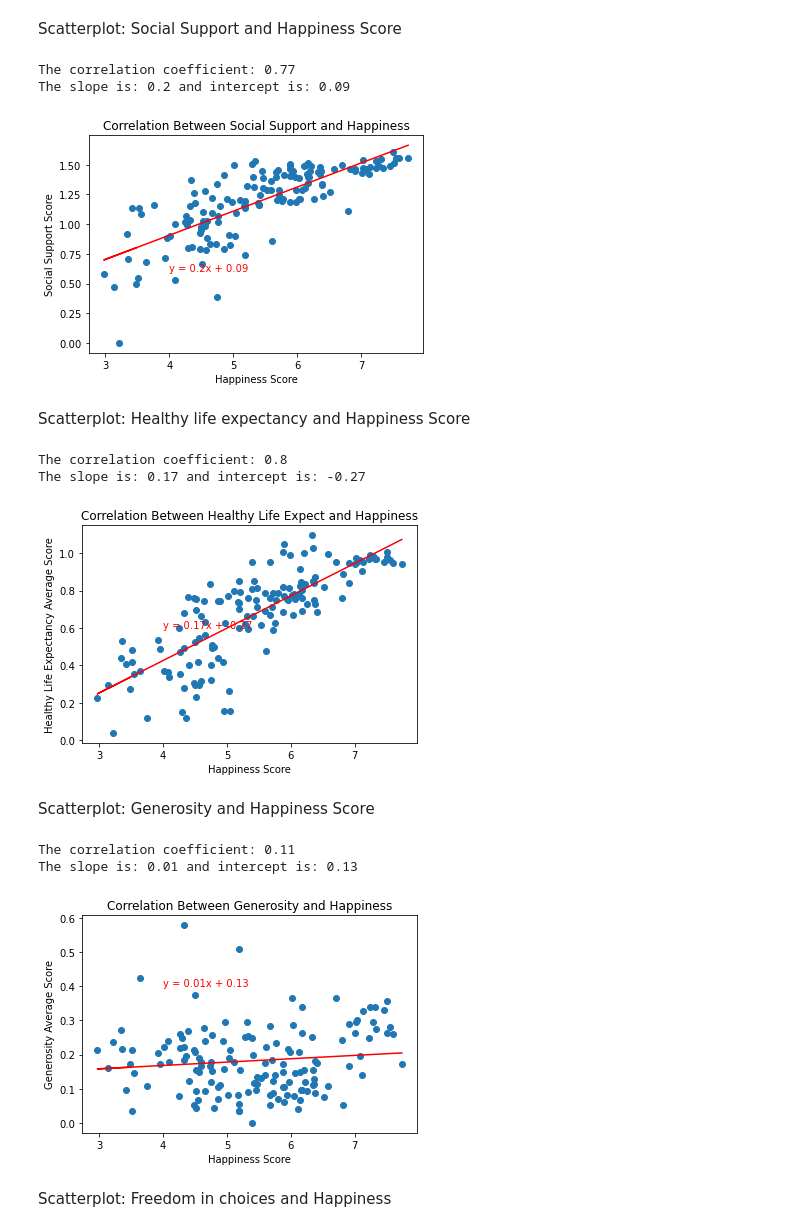
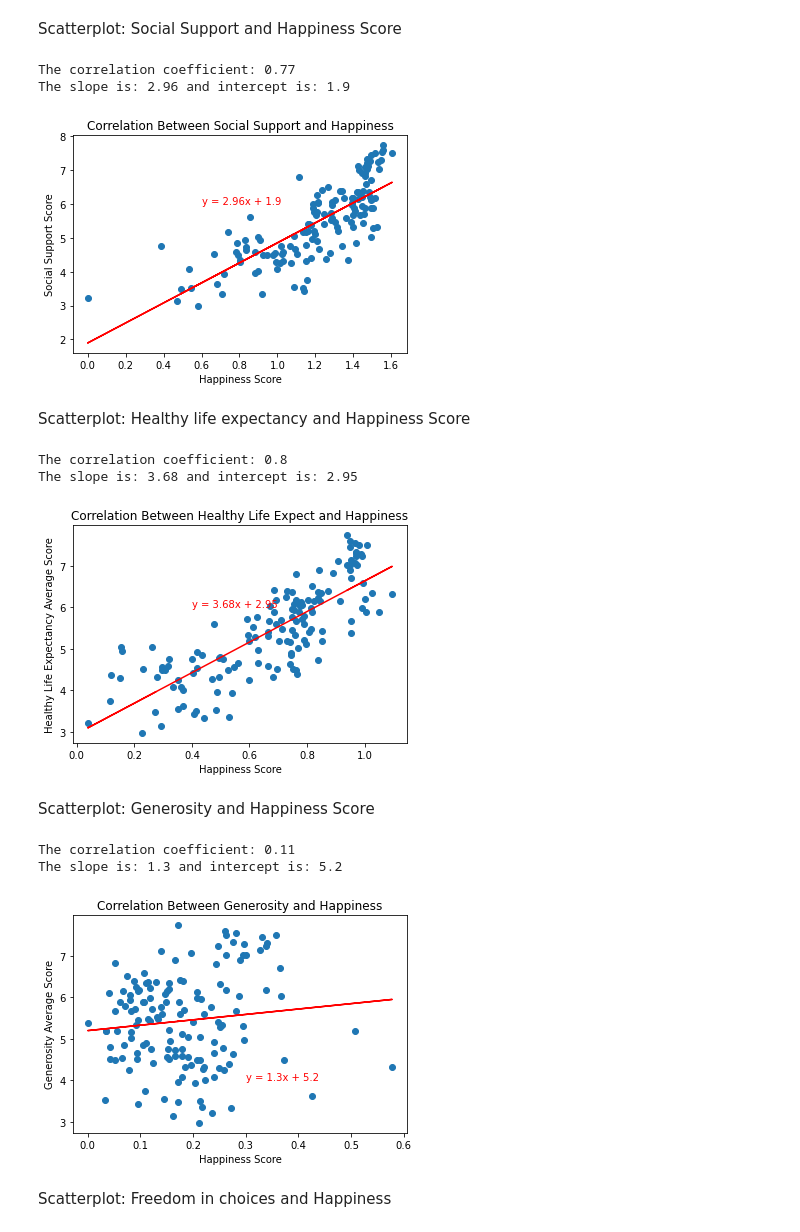
Before and after one commit to nbolt1989/Group_Project_1, a Jupyter notebook: Time for Happiness.ipynb, the cells around one changed output. Drawn from its saved outputs; the diff is of its cells as text; code cells hidden in the pictures.

```diff
--- a/Time for Happiness.ipynb
+++ b/Time for Happiness.ipynb
@@ -306,33 +310,33 @@ def happinessfunction(x_values, y_values,title,xlabel,ylabel,i,l):
 Scatterplot: Social Support and Happiness Score
 # %%
 #Plug in my function and arguments, repeat these steps below:
-happinessfunction(average_df["Score Average"],average_df['Social Support Average'],\
+happinessfunction(average_df["Social Support Average"],average_df['Score Average'],\
          title="Correlation Between Social Support and Happiness",xlabel = "Happiness Score",\
-                  ylabel = "Social Support Score", i=4,l=.6)
+                  ylabel = "Social Support Score", i=.6,l=6)
 # %% [output]
 The correlation coefficient: 0.77
-The slope is: 0.2 and intercept is: 0.09
+The slope is: 2.96 and intercept is: 1.9
-[figure, old version]
+[figure, new version]
 # %% [markdown]
 Scatterplot: Healthy life expectancy and Happiness Score
 # %%
-happinessfunction(average_df["Score Average"],average_df['Healthy Life Expectancy Average'],\
+happinessfunction(average_df["Healthy Life Expectancy Average"],average_df['Score Average'],\
          title="Correlation Between Healthy Life Expect and Happiness",xlabel = "Happiness Score",\
-                  ylabel = "Healthy Life Expectancy Average Score", i=4,l=.6)
+                  ylabel = "Healthy Life Expectancy Average Score", i=.4,l=6)
 # %% [output]
 The correlation coefficient: 0.8
-The slope is: 0.17 and intercept is: -0.27
+The slope is: 3.68 and intercept is: 2.95
-[figure, old version]
+[figure, new version]
 # %% [markdown]
 Scatterplot: Generosity and Happiness Score
 # %%
-happinessfunction(average_df["Score Average"],average_df['Generosity Average'],\
+happinessfunction(average_df["Generosity Average"],average_df['Score Average'],\
          title="Correlation Between Generosity and Happiness",xlabel = "Happiness Score",\
-                  ylabel = "Generosity Average Score", i=4,l=.4)
+                  ylabel = "Generosity Average Score", i=.3,l=4)
 # %% [output]
 The correlation coefficient: 0.11
-The slope is: 0.01 and intercept is: 0.13
+The slope is: 1.3 and intercept is: 5.2
-[figure, old version]
+[figure, new version]
 # %% [markdown]
 Scatterplot: Freedom in choices and Happiness
 # %%
```
Also changed, not shown: parts of 5 cells of this notebook.
